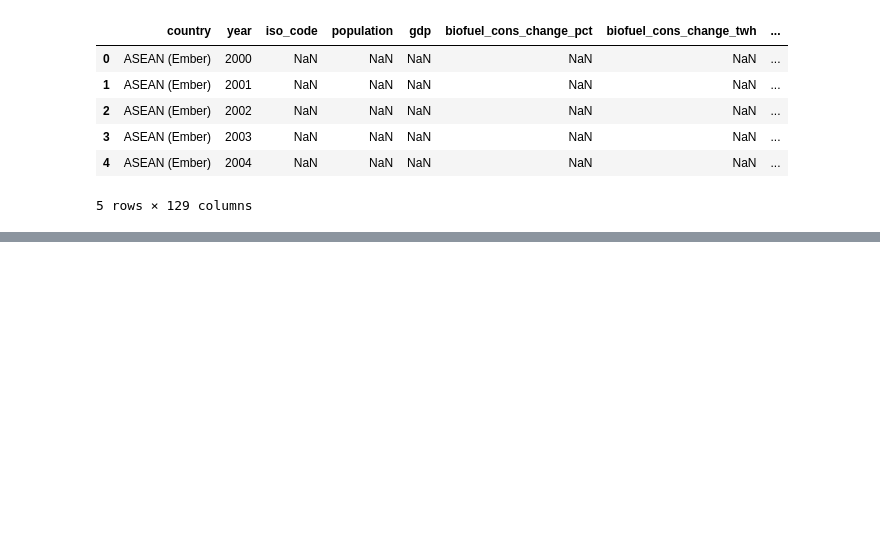
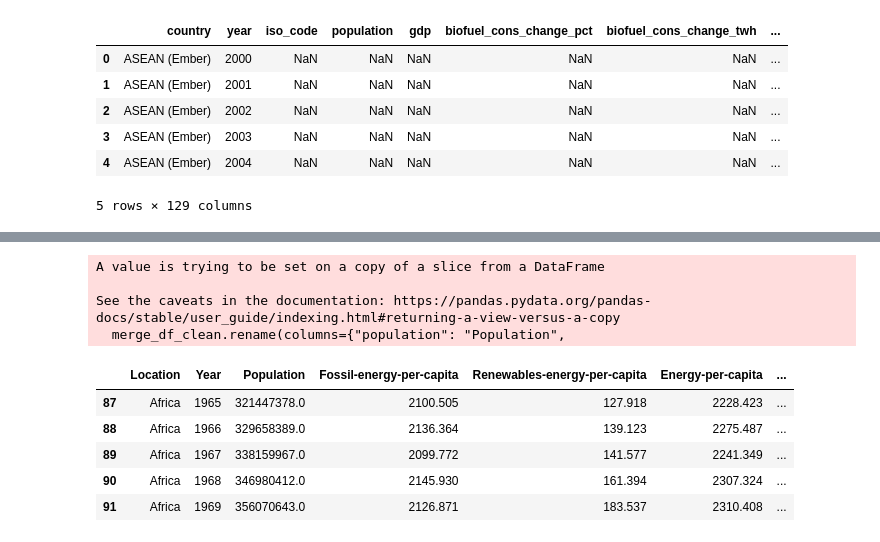
Before and after one commit to Faith-Hall/Group-Project-1, a Jupyter notebook: energy-data-1.ipynb, the cells around one changed output, grey strips where cells are left out. Saved outputs shown, nothing was run; the diff lists cells and outputs as text; code cells hidden in the pictures; blank space fills up the shorter version.

```diff
--- a/energy-data-1.ipynb
+++ b/energy-data-1.ipynb
@@ -101,0 +148,22 @@ KeyError: "['fossil_energy_per_capita', 'renewables_energy_per_capita'] not in i
+# %%
+# Rename columns
+merge_df_clean.rename(columns={"population": "Population",
+                               "fossil_energy_per_capita": "Fossil-energy-per-capita",
+                               "renewables_energy_per_capita": "Renewables-energy-per-capita",
+                               "energy_per_capita": "Energy-per-capita",
+                               "LEx": "Life-expectancy-at-birth",
+                               "LE15": "Life-expetancy-age-15",
+                               "LE65": "Life-expetancy-age-65",
+                               "LE80": "Life-expetancy-age-80"},inplace=True)
+merge_df_clean.head()
+# %% [output]
+A value is trying to be set on a copy of a slice from a DataFrame
+
+See the caveats in the documentation: https://pandas.pydata.org/pandas-docs/stable/user_guide/indexing.html#returning-a-view-versus-a-copy
+  merge_df_clean.rename(columns={"population": "Population",
+|  | Location | Year | Population | Fossil-energy-per-capita | Renewables-energy-per-capita | Energy-per-capita | ... |
+| 87 | Africa | 1965 | 321447378.0 | 2100.505 | 127.918 | 2228.423 | ... |
+| 88 | Africa | 1966 | 329658389.0 | 2136.364 | 139.123 | 2275.487 | ... |
+| 89 | Africa | 1967 | 338159967.0 | 2099.772 | 141.577 | 2241.349 | ... |
+| 90 | Africa | 1968 | 346980412.0 | 2145.930 | 161.394 | 2307.324 | ... |
+| 91 | Africa | 1969 | 356070643.0 | 2126.871 | 183.537 | 2310.408 | ... |
```
Also changed, not shown: parts of 12 cells of this notebook, 2 other files.
